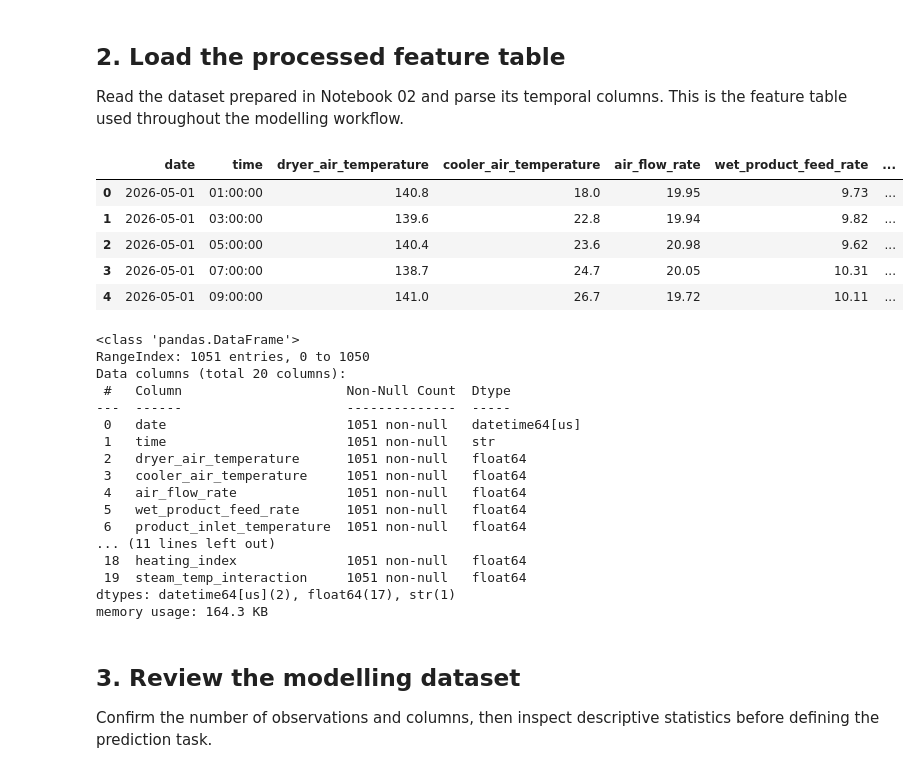
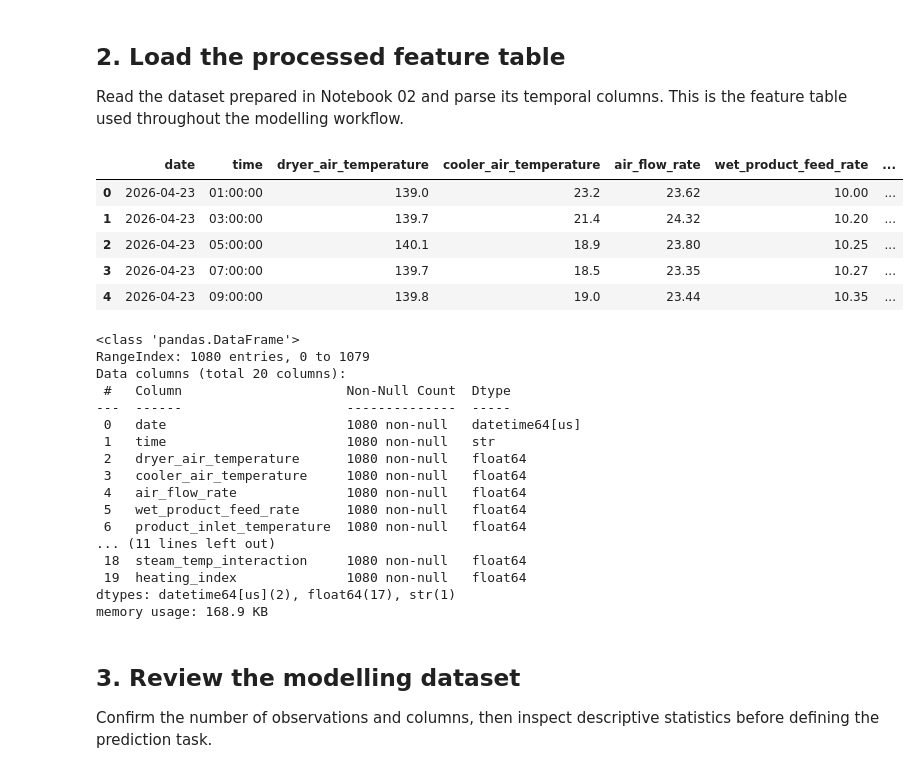
Before and after one commit to karimchaal911-web/PROJECTS, a Jupyter notebook: MAP-Dryer-AI/notebooks/03_Model1_SoftSensor.ipynb, the cells around one changed output. Saved outputs shown, nothing was run; the diff lists cells and outputs as text; code cells hidden in the pictures.

```diff
--- a/MAP-Dryer-AI/notebooks/03_Model1_SoftSensor.ipynb
+++ b/MAP-Dryer-AI/notebooks/03_Model1_SoftSensor.ipynb
@@ -67,41 +67,41 @@ FIGURE_OUTPUT_DIR.mkdir(parents=True, exist_ok=True)
 
 Read the dataset prepared in Notebook 02 and parse its temporal columns. This is the feature table used throughout the modelling workflow.
 # %%
-DATA_PATH = PROJECT_ROOT / "data" / "processed" / "dryerMAP_prototype_processed.csv"
+DATA_PATH = PROJECT_ROOT / "data" / "processed" / "dryerMAP_prototype_processed_2.csv"
 
 dryerMAP_model = pd.read_csv(
     DATA_PATH,
     parse_dates=["date", "timestamp"]
 )
 
 dryerMAP_model["time"] = dryerMAP_model["time"].astype(str)
 
 display(dryerMAP_model.head())
 dryerMAP_model.info()
 # %% [output]
 |  | date | time | dryer_air_temperature | cooler_air_temperature | air_flow_rate | wet_product_feed_rate | ... |
-| 0 | 2026-05-01 | 01:00:00 | 140.8 | 18.0 | 19.95 | 9.73 | ... |
-| 1 | 2026-05-01 | 03:00:00 | 139.6 | 22.8 | 19.94 | 9.82 | ... |
-| 2 | 2026-05-01 | 05:00:00 | 140.4 | 23.6 | 20.98 | 9.62 | ... |
-| 3 | 2026-05-01 | 07:00:00 | 138.7 | 24.7 | 20.05 | 10.31 | ... |
-| 4 | 2026-05-01 | 09:00:00 | 141.0 | 26.7 | 19.72 | 10.11 | ... |
+| 0 | 2026-04-23 | 01:00:00 | 139.0 | 23.2 | 23.62 | 10.00 | ... |
+| 1 | 2026-04-23 | 03:00:00 | 139.7 | 21.4 | 24.32 | 10.20 | ... |
+| 2 | 2026-04-23 | 05:00:00 | 140.1 | 18.9 | 23.80 | 10.25 | ... |
+| 3 | 2026-04-23 | 07:00:00 | 139.7 | 18.5 | 23.35 | 10.27 | ... |
+| 4 | 2026-04-23 | 09:00:00 | 139.8 | 19.0 | 23.44 | 10.35 | ... |
 <class 'pandas.DataFrame'>
-RangeIndex: 1051 entries, 0 to 1050
+RangeIndex: 1080 entries, 0 to 1079
 Data columns (total 20 columns):
  #   Column                     Non-Null Count  Dtype
 ---  ------                     --------------  -----
- 0   date                       1051 non-null   datetime64[us]
- 1   time                       1051 non-null   str
- 2   dryer_air_temperature      1051 non-null   float64
- 3   cooler_air_temperature     1051 non-null   float64
- 4   air_flow_rate              1051 non-null   float64
- 5   wet_product_feed_rate      1051 non-null   float64
- 6   product_inlet_temperature  1051 non-null   float64
+ 0   date                       1080 non-null   datetime64[us]
+ 1   time                       1080 non-null   str
+ 2   dryer_air_temperature      1080 non-null   float64
+ 3   cooler_air_temperature     1080 non-null   float64
+ 4   air_flow_rate              1080 non-null   float64
+ 5   wet_product_feed_rate      1080 non-null   float64
+ 6   product_inlet_temperature  1080 non-null   float64
 ... (11 lines left out)
- 18  heating_index              1051 non-null   float64
- 19  steam_temp_interaction     1051 non-null   float64
+ 18  steam_temp_interaction     1080 non-null   float64
+ 19  heating_index              1080 non-null   float64
 dtypes: datetime64[us](2), float64(17), str(1)
-memory usage: 164.3 KB
+memory usage: 168.9 KB
 # %% [markdown]
 ## 3. Review the modelling dataset
 
```
Also changed, not shown: parts of 18 cells of this notebook, 19 other files.
